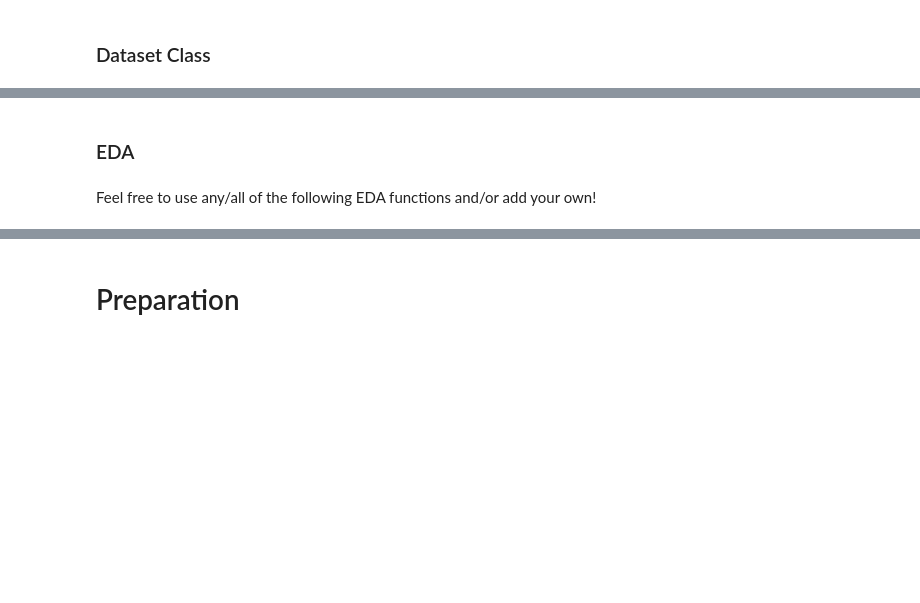
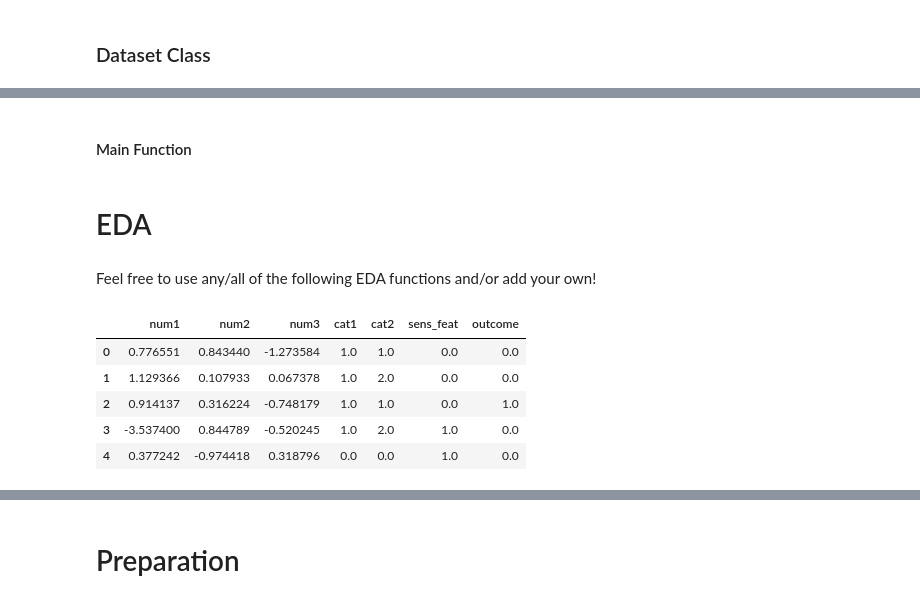
Before and after one commit to mnagired/fairness-sandbox, a Jupyter notebook: sandbox.ipynb, the cells around one changed output, grey strips where cells are left out. Cells and saved outputs as stored; diff of their text form; code cells hidden in the pictures; blank space fills up the shorter version.

Commit message:
updated local main branch

```diff
--- a/sandbox.ipynb
+++ b/sandbox.ipynb
@@ -75,0 +192,2 @@ add_dataset(Dataset("student_por", path='Datasets/student-por.csv', cat_cols=cat
+# %% [markdown]
+#### Main Function
@@ -76,11 +288,17 @@ add_dataset(Dataset("student_por", path='Datasets/student-por.csv', cat_cols=cat
 # %% [markdown]
-### EDA
+# EDA
 # %% [markdown]
 Feel free to use any/all of the following EDA functions and/or add your own!
 # %%
 # take a peek at the first few data points
-df_por = datasets['student_por'].df
-# df_por.head()
+df_synthetic.head()
+# %% [output]
+|  | num1 | num2 | num3 | cat1 | cat2 | sens_feat | outcome |
+| 0 | 0.776551 | 0.843440 | -1.273584 | 1.0 | 1.0 | 0.0 | 0.0 |
+| 1 | 1.129366 | 0.107933 | 0.067378 | 1.0 | 2.0 | 0.0 | 0.0 |
+| 2 | 0.914137 | 0.316224 | -0.748179 | 1.0 | 1.0 | 0.0 | 1.0 |
+| 3 | -3.537400 | 0.844789 | -0.520245 | 1.0 | 2.0 | 1.0 | 0.0 |
+| 4 | 0.377242 | -0.974418 | 0.318796 | 0.0 | 0.0 | 1.0 | 0.0 |
 # %%
 def plot_counts(df, attr):
     if attr in df.columns:
```
Also changed, not shown: parts of 89 cells of this notebook.
